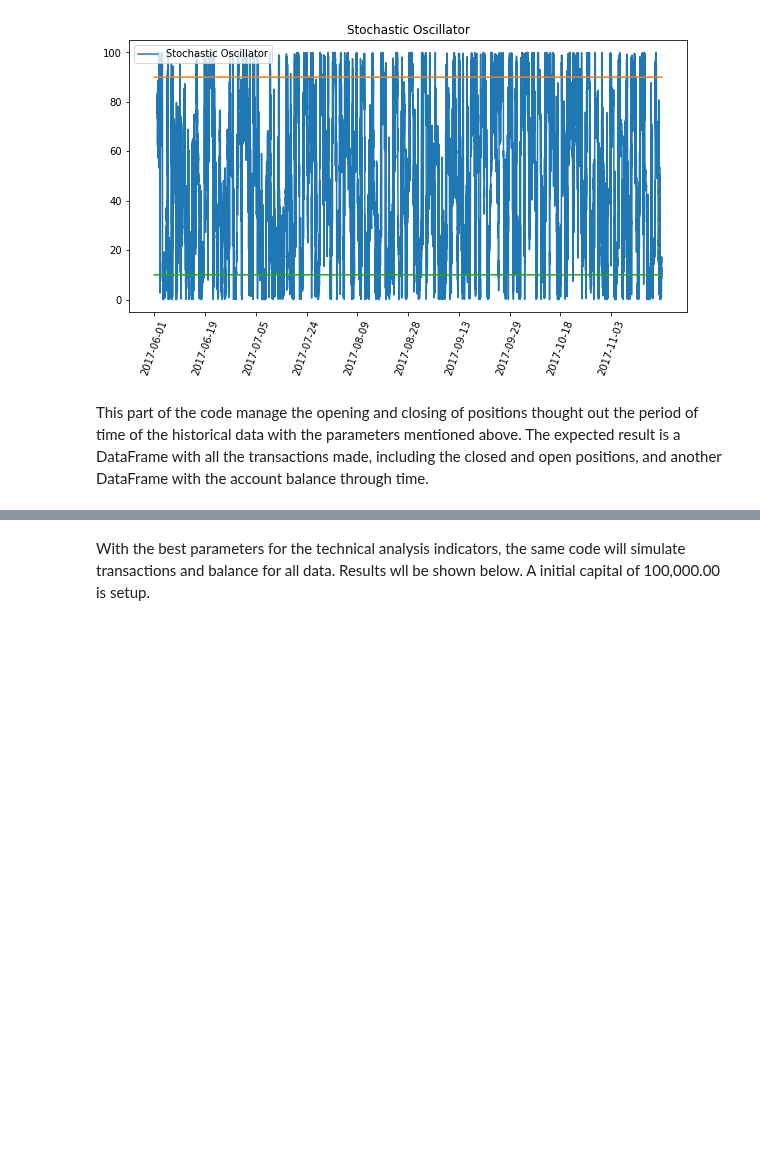
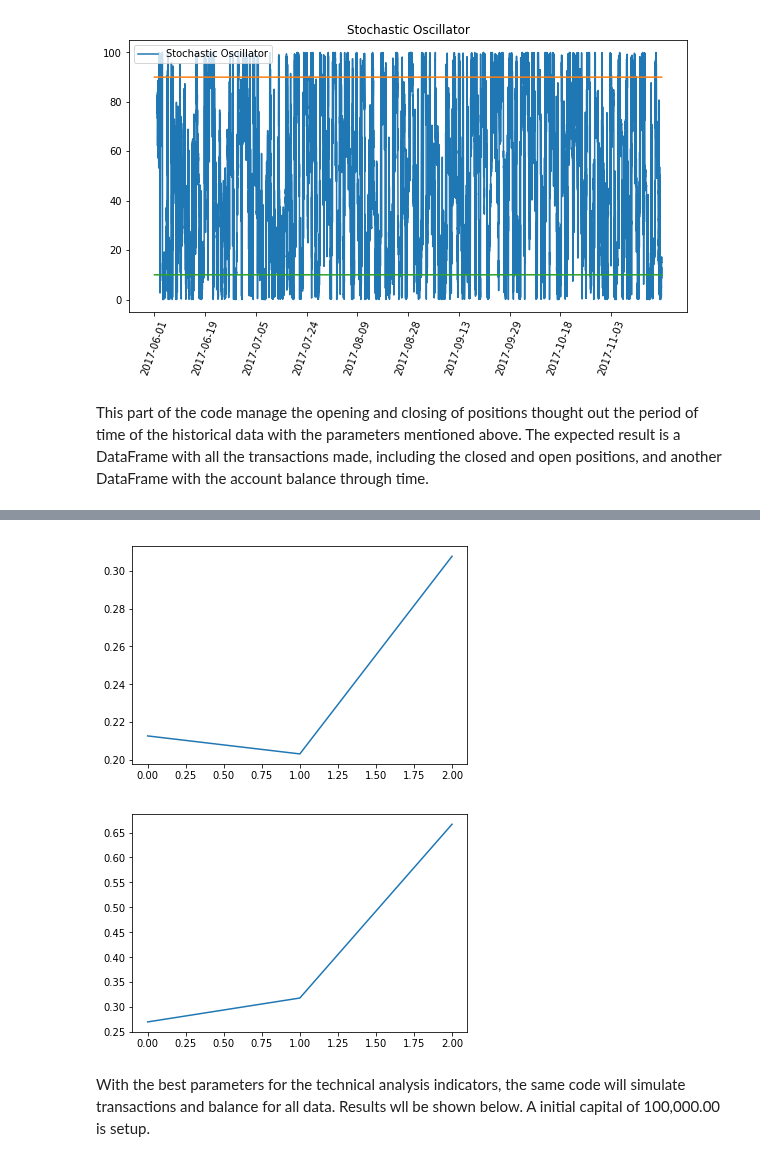
Before and after one commit to karenmedel/Trading_Labs, a Jupyter notebook: lab4_pt1_eq3.ipynb, the cells around one changed output, grey strips where cells are left out. Saved outputs shown, nothing was run; the diff lists cells and outputs as text; code cells hidden in the pictures; blank space fills up the shorter version.

```diff
--- a/lab4_pt1_eq3.ipynb
+++ b/lab4_pt1_eq3.ipynb
@@ -374 +421,9 @@ plt.hist(list([1,2,3,4]), range=[0, 10], bins=10)
+# %%
+plt.plot(list([0, 1, 2]), Max_line_b)
+plt.show()
+plt.plot(list([0, 1, 2]), Max_line_s)
+plt.show()
+# %% [output]
+[figure, added]
+[figure, added]
 # %%
```
Also changed, not shown: parts of 12 cells of this notebook.
